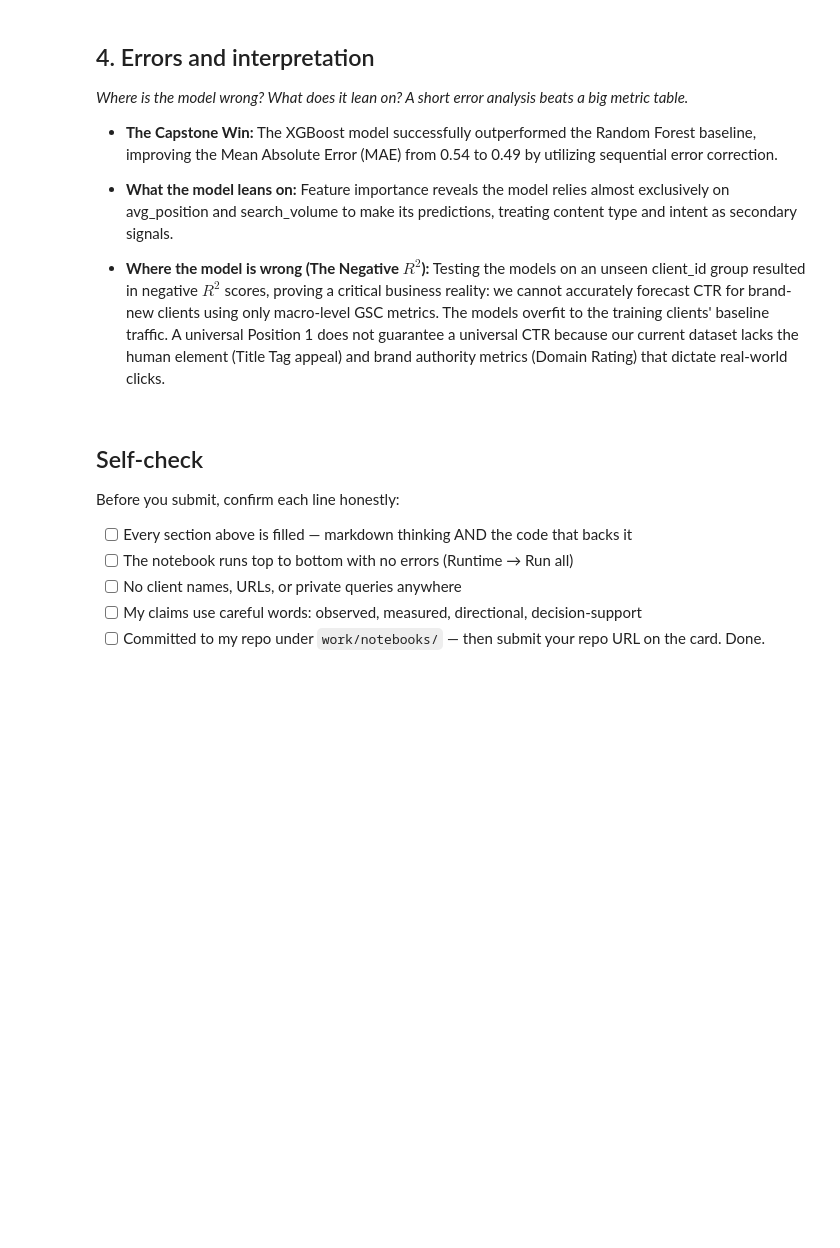
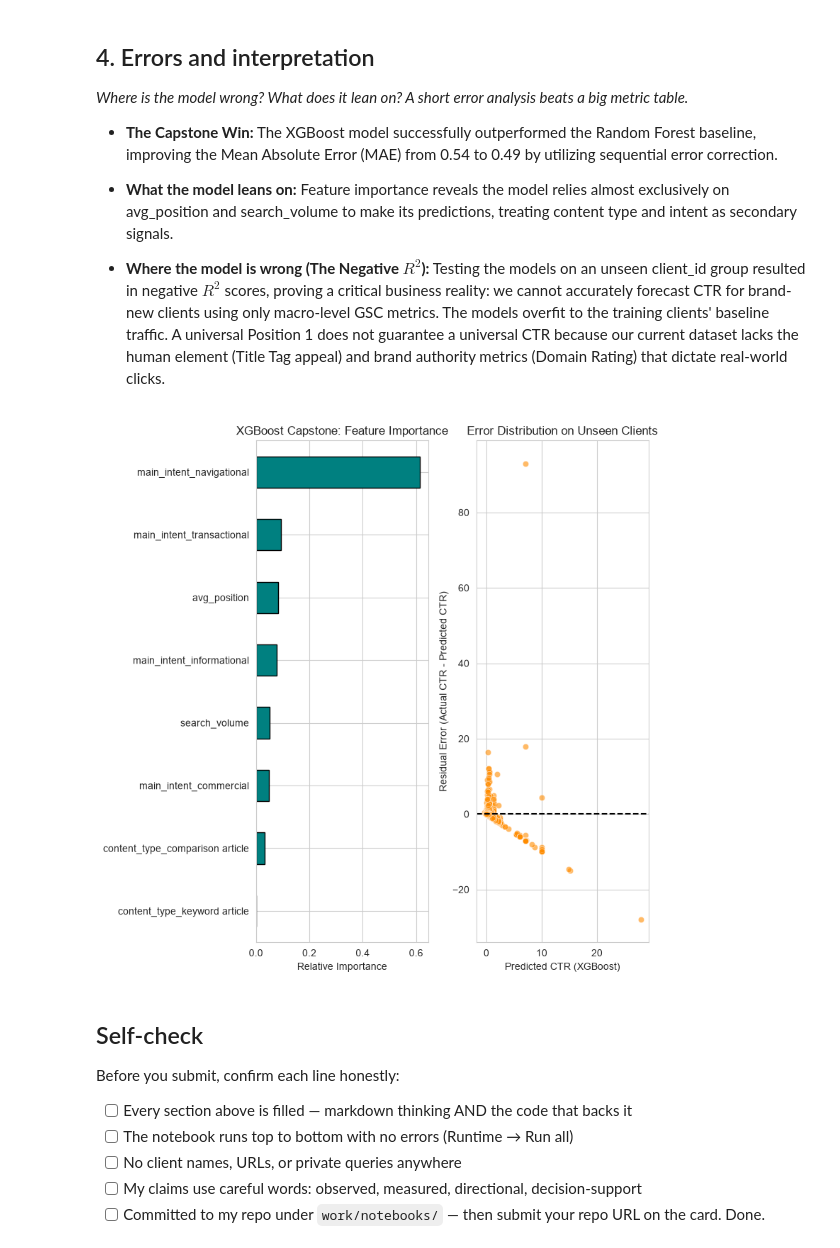
Before and after one commit to leiandrei/flyrank-ml-internship-starter, a Jupyter notebook: work/notebooks/w05_model.ipynb, the cells around one changed output. Cells and saved outputs as stored; diff of their text form; code cells hidden in the pictures; blank space fills up the shorter version.

Commit message:
(submission): analyze the residuals between actual vs predicted

```diff
--- a/work/notebooks/w05_model.ipynb
+++ b/work/notebooks/w05_model.ipynb
@@ -133,3 +130,26 @@ comparison
+# %%
+# This cell is for CODE (numbers, a query, a check).
+# Write your text answer in the cell ABOVE this one — typing sentences here breaks Run All.
+import matplotlib.pyplot as plt
+sns.set_style('whitegrid')
+fig, ax = plt.subplots(1, 2, figsize=(8, 8))
+importances = pd.Series(xgbr.feature_importances_, index=X_train.columns)
+
+importances.sort_values(ascending=True).plot(kind='barh', color='teal', ax=ax[0], edgecolor='black')
+ax[0].set_title('XGBoost Capstone: Feature Importance')
+ax[0].set_xlabel('Relative Importance')
+
+# Residual Analysis (Where is the model wrong?)
+# Calculate the errors (Actual - Predicted)
+y_residuals = y_test - ypred_xgb
+sns.scatterplot(x=ypred_xgb, y=y_residuals, alpha=0.6, color='darkorange', ax=ax[1])
+ax[1].axhline(0, color='black', linestyle='--')
+ax[1].set_xlabel('Predicted CTR (XGBoost)')
+ax[1].set_ylabel('Residual Error (Actual CTR - Predicted CTR)')
+ax[1].set_title('Error Distribution on Unseen Clients')
+plt.tight_layout()
+# %% [output]
+[figure, added]
 # %% [markdown]
 ## Self-check
 
```
Also changed, not shown: parts of 1 cell of this notebook.
